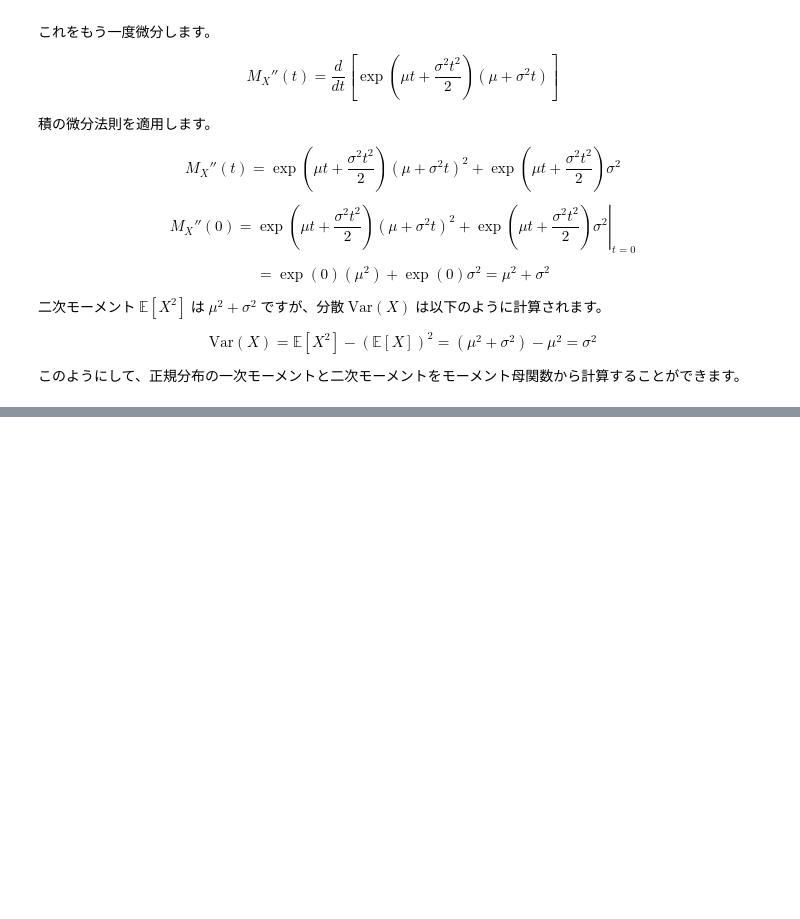
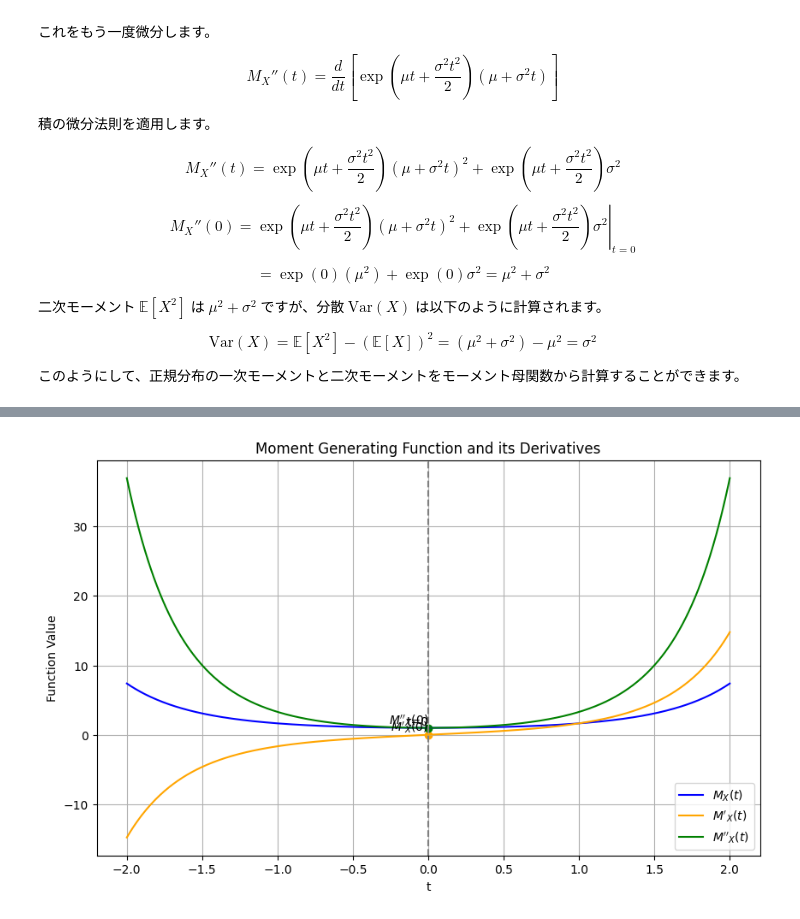
Before and after one commit to aramata3562/statistics_study, a Jupyter notebook: 用語別/モーメント法.ipynb, the cells around one changed output, grey strips where cells are left out. Saved outputs shown, nothing was run; the diff lists cells and outputs as text; code cells hidden in the pictures; blank space fills up the shorter version.

```diff
--- a/用語別/モーメント法.ipynb
+++ b/用語別/モーメント法.ipynb
@@ -172,0 +199,45 @@ $$
+# %%
+
+import numpy as np
+import matplotlib.pyplot as plt
+
+# Define the moment generating function for a normal distribution with mean=0, variance=1
+def M_X(t):
+    return np.exp(t**2 / 2)
+
+# Define the first and second derivatives of the moment generating function
+def M_X_prime(t):
+    return t * np.exp(t**2 / 2)
+
+def M_X_double_prime(t):
+    return (1 + t**2) * np.exp(t**2 / 2)
+
+# Generate t values
+t = np.linspace(-2, 2, 400)
+
+# Plot M_X(t) and its first and second derivatives
+plt.figure(figsize=(10, 6))
+plt.plot(t, M_X(t), label='$M_X(t)$', color='blue')
+plt.plot(t, M_X_prime(t), label="$M'_X(t)$", color='orange')
+plt.plot(t, M_X_double_prime(t), label="$M''_X(t)$", color='green')
+
+# Highlight t=0
+plt.axvline(0, color='gray', linestyle='--')
+plt.text(0, M_X(0), 't=0', verticalalignment='bottom', horizontalalignment='right')
+
+# Annotations for first and second derivatives at t=0
+plt.scatter([0], [M_X_prime(0)], color='orange')
+plt.text(0, M_X_prime(0), '$M\'_X(0)$', verticalalignment='bottom', horizontalalignment='right')
+
+plt.scatter([0], [M_X_double_prime(0)], color='green')
+plt.text(0, M_X_double_prime(0), '$M\'\'_X(0)$', verticalalignment='bottom', horizontalalignment='right')
+
+# Titles and labels
+plt.title('Moment Generating Function and its Derivatives')
+plt.xlabel('t')
+plt.ylabel('Function Value')
+plt.legend()
+plt.grid(True)
+plt.show()
+# %% [output]
+[figure, added]
```
Also changed, not shown: parts of 2 cells of this notebook.
